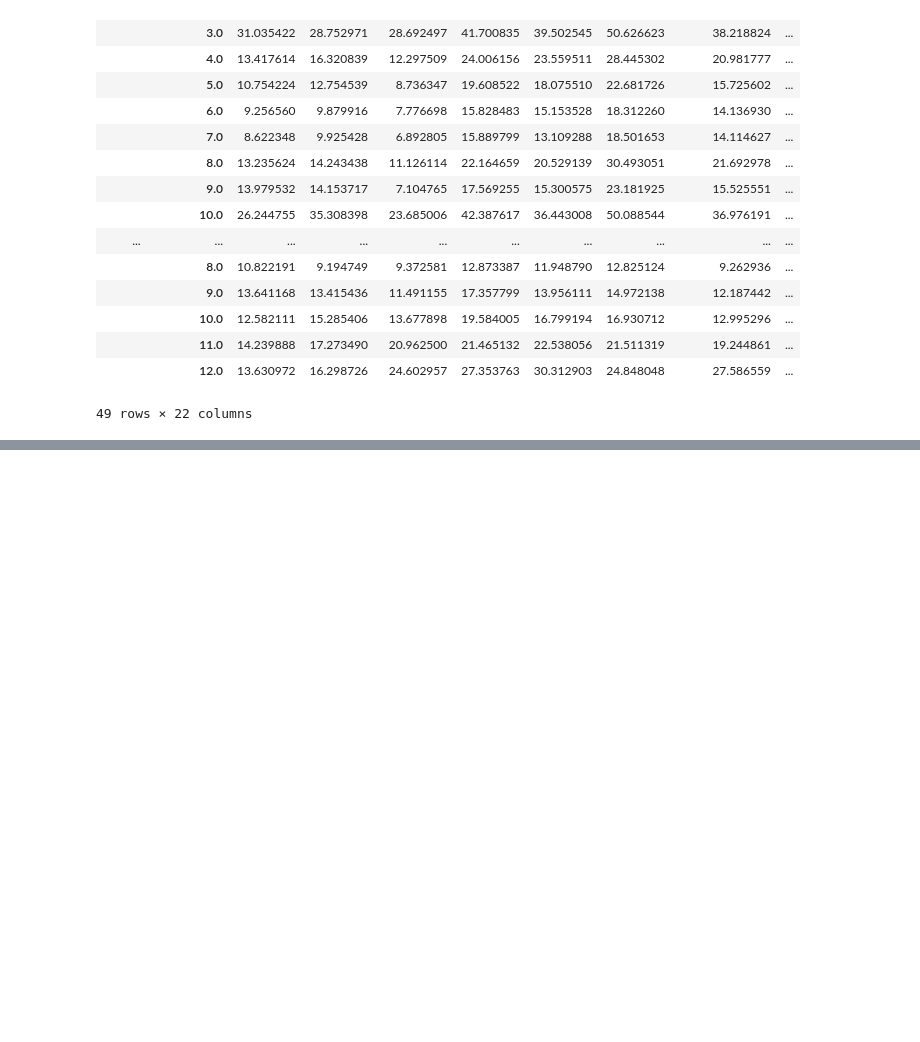
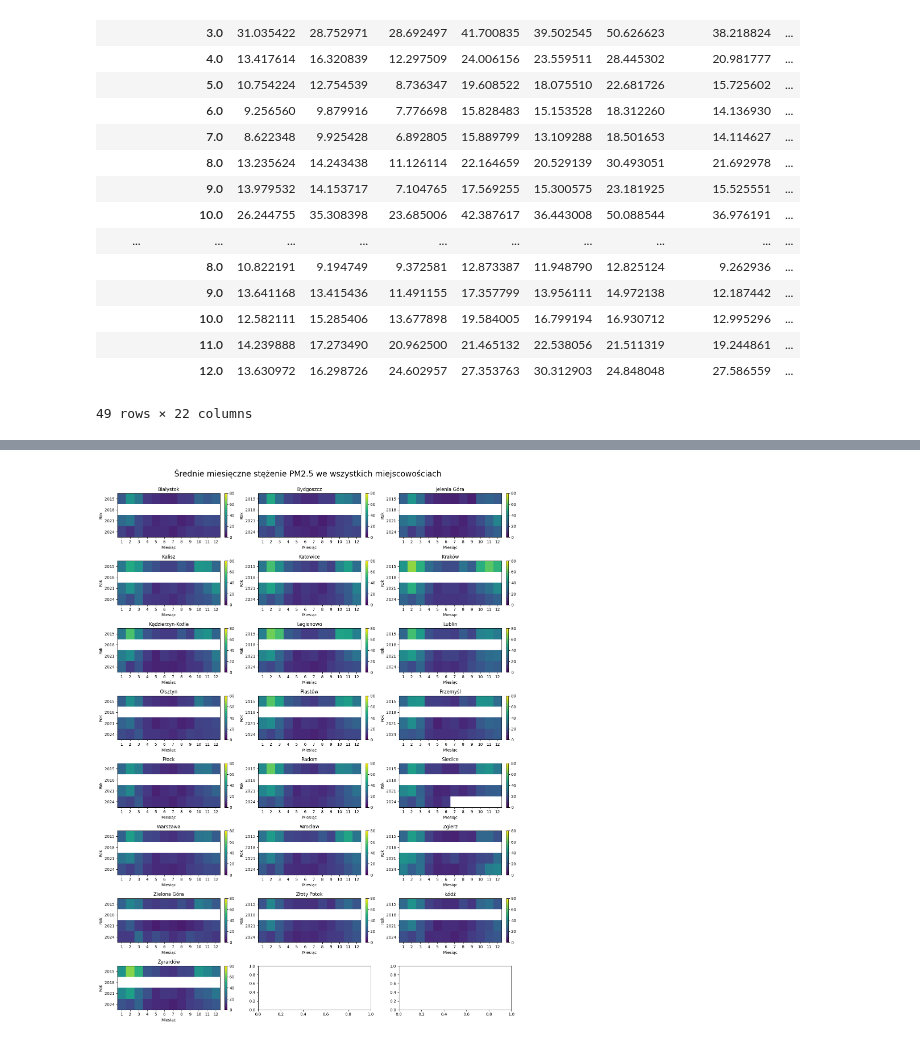
Before and after one commit to zofiarewak/malyprojekt3, a Jupyter notebook: notebooks/poprawiony_mp1.ipynb, the cells around one changed output, grey strips where cells are left out. Drawn from its saved outputs; the diff is of its cells as text; code cells hidden in the pictures; blank space fills up the shorter version.

```diff
--- a/notebooks/poprawiony_mp1.ipynb
+++ b/notebooks/poprawiony_mp1.ipynb
@@ -104,0 +132,5 @@ max3_3min_2024 = wybierz_stacje_max_min(przekroczenie_normy, rok, ile_maxmin=3)
+# %%
+#kolejny wykres- heatmapa średnich miesięcznych stężeń PM2.5 w latach lat 2014, 2019 i 2024
+wykres_heatmap_srednie(data, srednie_po_stacjach, lata=[2015,2018,2021,2024])
+# %% [output]
+[figure, added]
```
Also changed, not shown: parts of 5 cells of this notebook.
